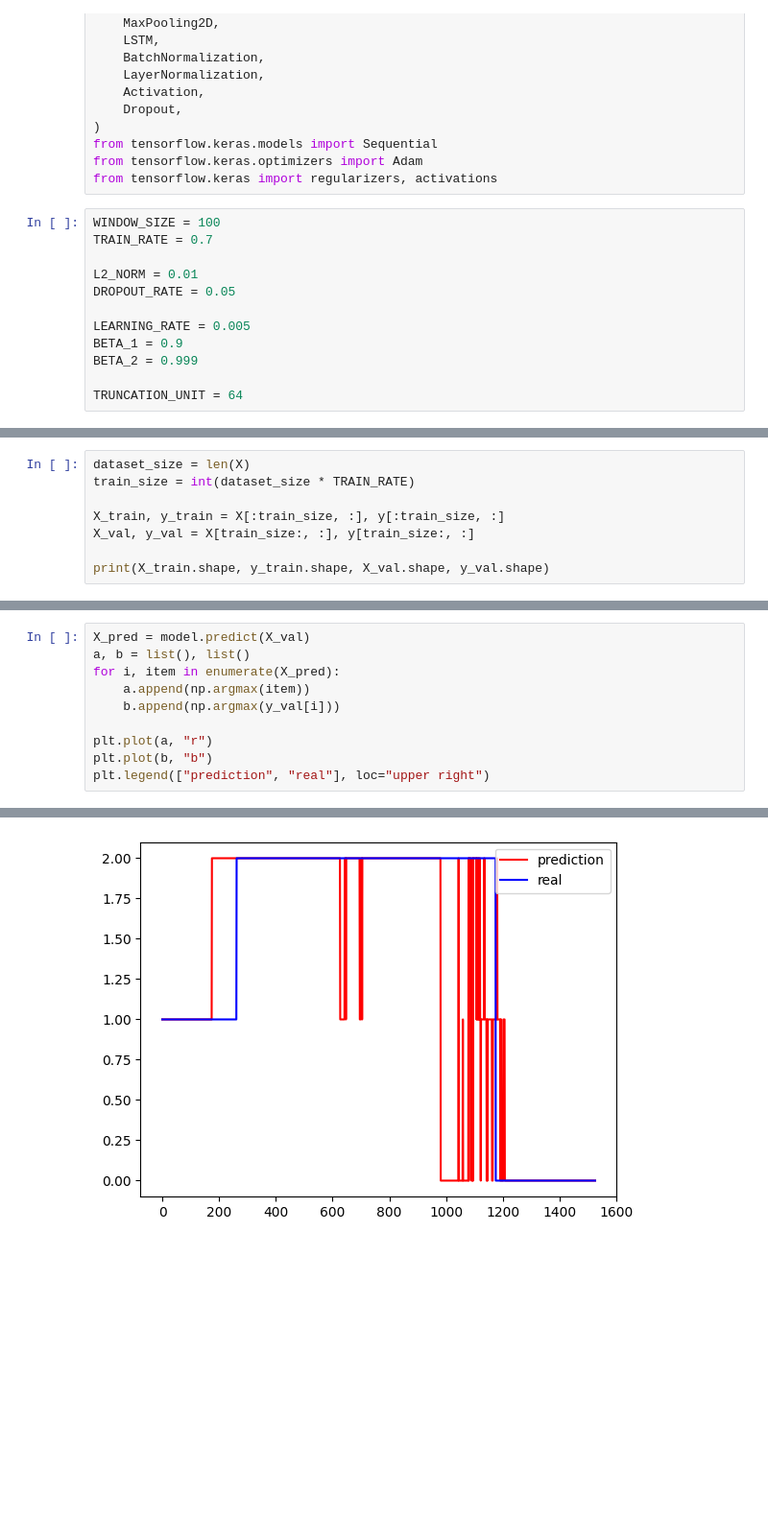
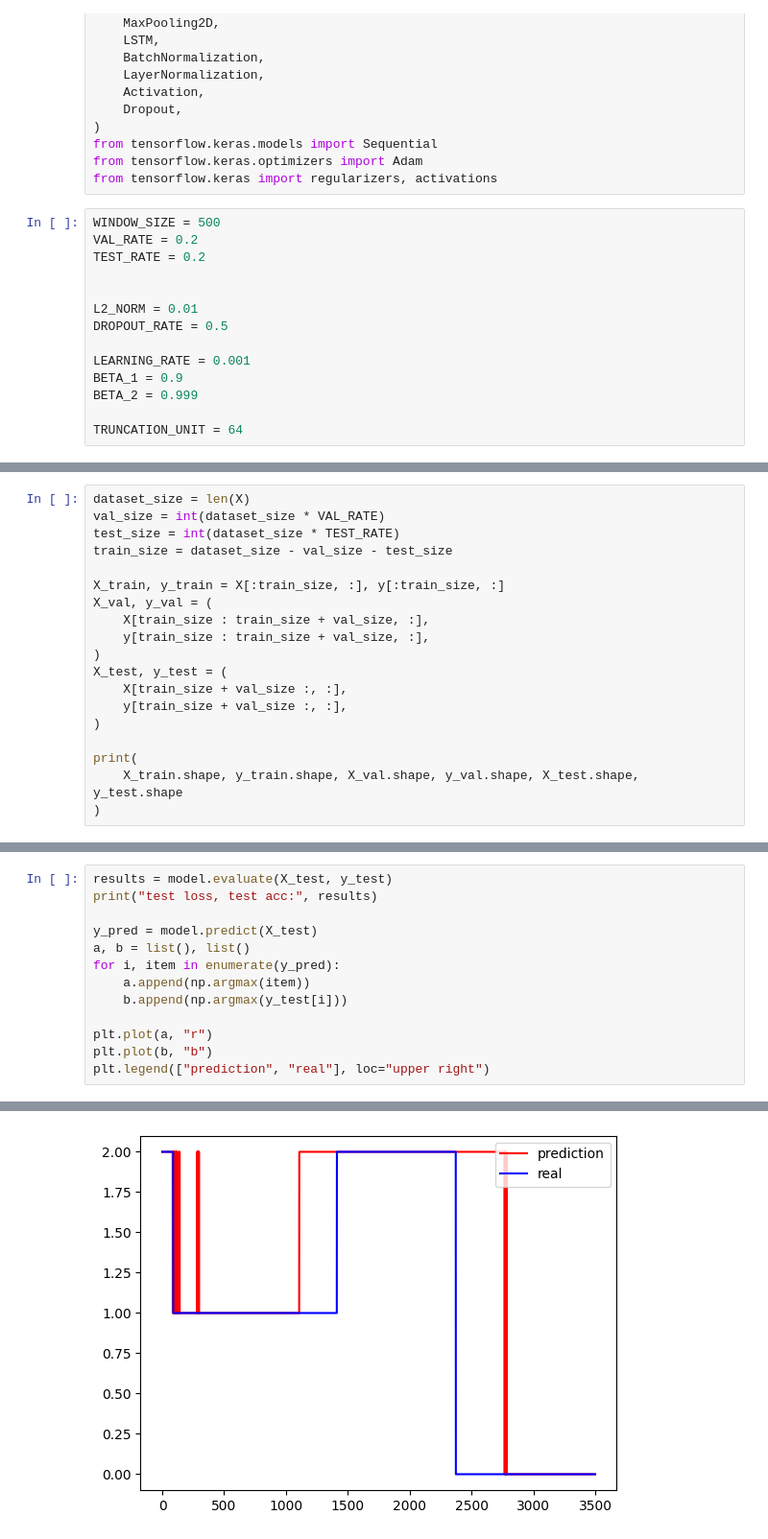
Before and after one commit to scinavro/Hand-Gesture-Recognition-Using-ML-with-EMG-Sensors, a Jupyter notebook: DiscreteGesture.ipynb, the cells around one changed output, grey strips where cells are left out. Shown: that part at 96% size. Drawn from its saved outputs; the diff is of its cells as text; blank space fills up the shorter version.

```diff
--- a/DiscreteGesture.ipynb
+++ b/DiscreteGesture.ipynb
@@ -18,13 +18,15 @@ from tensorflow.keras.models import Sequential
 from tensorflow.keras.optimizers import Adam
 from tensorflow.keras import regularizers, activations
 # %%
-WINDOW_SIZE = 100
-TRAIN_RATE = 0.7
+WINDOW_SIZE = 500
+VAL_RATE = 0.2
+TEST_RATE = 0.2
+
 
 L2_NORM = 0.01
-DROPOUT_RATE = 0.05
+DROPOUT_RATE = 0.5
 
-LEARNING_RATE = 0.005
+LEARNING_RATE = 0.001
 BETA_1 = 0.9
 BETA_2 = 0.999
 
@@ -71,9 +74,20 @@ print(X.shape, y.shape)
 # %%
 dataset_size = len(X)
-train_size = int(dataset_size * TRAIN_RATE)
+val_size = int(dataset_size * VAL_RATE)
+test_size = int(dataset_size * TEST_RATE)
+train_size = dataset_size - val_size - test_size
 
 X_train, y_train = X[:train_size, :], y[:train_size, :]
-X_val, y_val = X[train_size:, :], y[train_size:, :]
+X_val, y_val = (
+    X[train_size : train_size + val_size, :],
+    y[train_size : train_size + val_size, :],
+)
+X_test, y_test = (
+    X[train_size + val_size :, :],
+    y[train_size + val_size :, :],
+)
 
-print(X_train.shape, y_train.shape, X_val.shape, y_val.shape)
+print(
+    X_train.shape, y_train.shape, X_val.shape, y_val.shape, X_test.shape, y_test.shape
+)
 # %% [output]
@@ -175,9 +189,12 @@ plt.legend(["train accuracy", "val accuracy"], loc="upper left")
 # %%
-X_pred = model.predict(X_val)
+results = model.evaluate(X_test, y_test)
+print("test loss, test acc:", results)
+
+y_pred = model.predict(X_test)
 a, b = list(), list()
-for i, item in enumerate(X_pred):
+for i, item in enumerate(y_pred):
     a.append(np.argmax(item))
-    b.append(np.argmax(y_val[i]))
+    b.append(np.argmax(y_test[i]))
 
 plt.plot(a, "r")
 plt.plot(b, "b")
@@ -187,2 +206,2 @@ plt.legend(["prediction", "real"], loc="upper right")
 <matplotlib.legend.Legend at 0x...>
-[figure, old version]
+[figure, new version]
```
Also changed, not shown: parts of 7 cells of this notebook, 2 other files.
